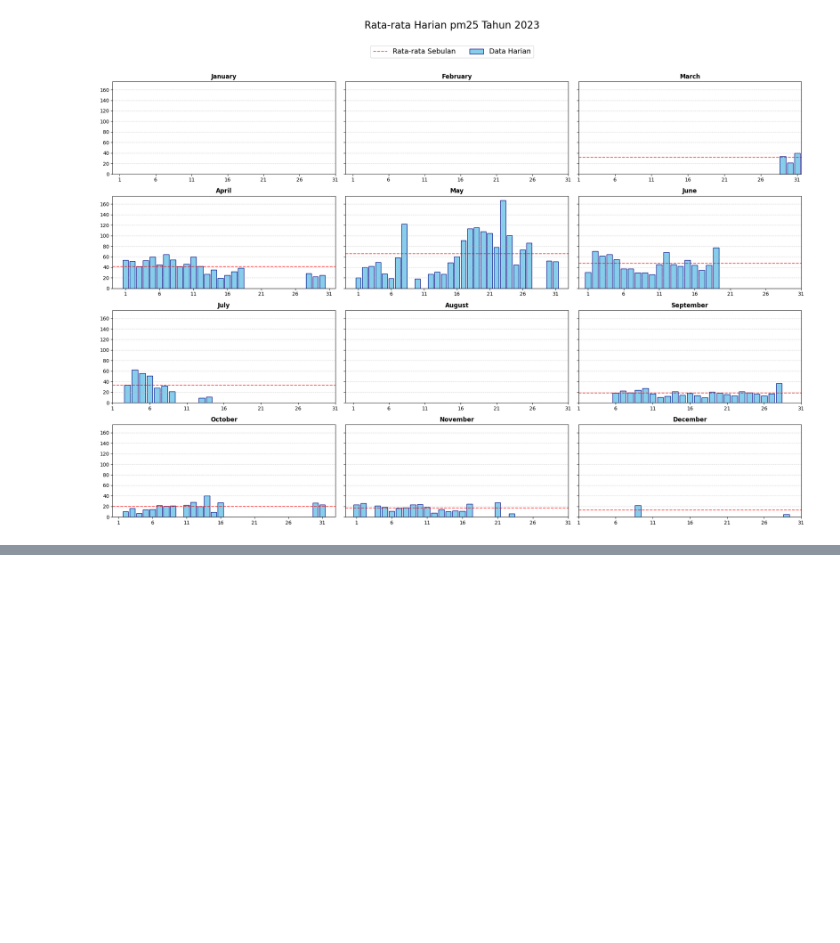
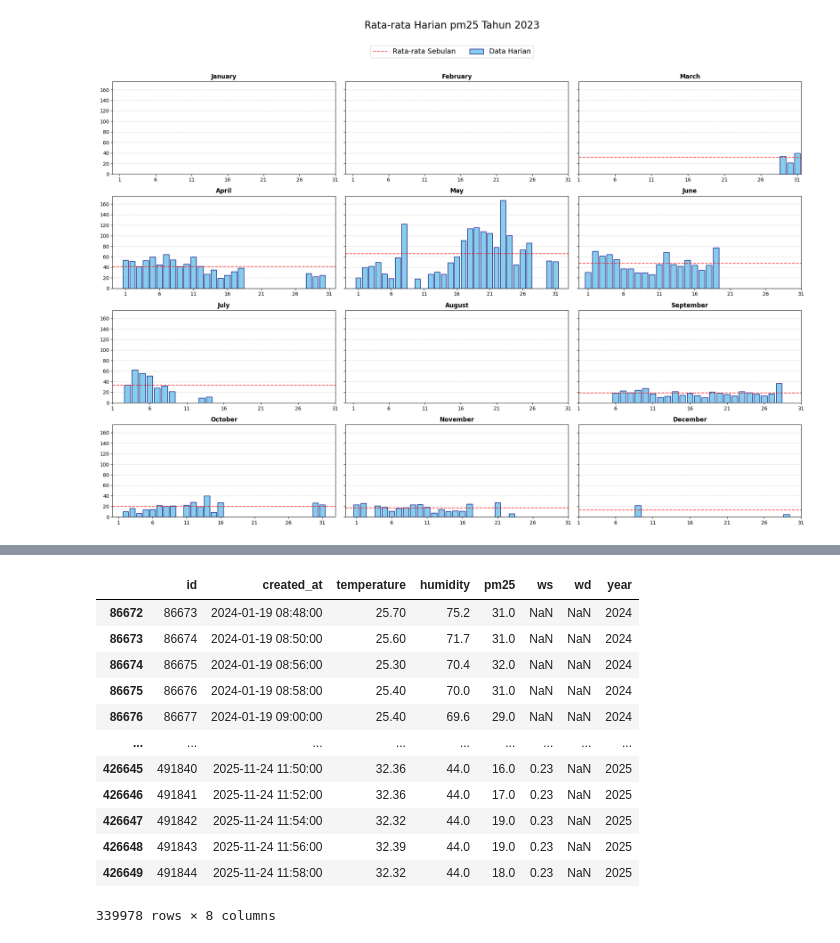
Before and after one commit to Junaidirah/predictive_pm25, a Jupyter notebook: notebook/eda_tult.ipynb, the cells around one changed output, grey strips where cells are left out. Drawn from its saved outputs; the diff is of its cells as text; code cells hidden in the pictures; blank space fills up the shorter version.

```diff
--- a/notebook/eda_tult.ipynb
+++ b/notebook/eda_tult.ipynb
@@ -168,0 +276,16 @@ plt.show()
+# %%
+display(df)
+# %% [output]
+|  | id | created_at | temperature | humidity | pm25 | ws | wd | year |
+| 86672 | 86673 | 2024-01-19 08:48:00 | 25.70 | 75.2 | 31.0 | NaN | NaN | 2024 |
+| 86673 | 86674 | 2024-01-19 08:50:00 | 25.60 | 71.7 | 31.0 | NaN | NaN | 2024 |
+| 86674 | 86675 | 2024-01-19 08:56:00 | 25.30 | 70.4 | 32.0 | NaN | NaN | 2024 |
+| 86675 | 86676 | 2024-01-19 08:58:00 | 25.40 | 70.0 | 31.0 | NaN | NaN | 2024 |
+| 86676 | 86677 | 2024-01-19 09:00:00 | 25.40 | 69.6 | 29.0 | NaN | NaN | 2024 |
+| ... | ... | ... | ... | ... | ... | ... | ... | ... |
+| 426645 | 491840 | 2025-11-24 11:50:00 | 32.36 | 44.0 | 16.0 | 0.23 | NaN | 2025 |
+| 426646 | 491841 | 2025-11-24 11:52:00 | 32.36 | 44.0 | 17.0 | 0.23 | NaN | 2025 |
+| 426647 | 491842 | 2025-11-24 11:54:00 | 32.32 | 44.0 | 19.0 | 0.23 | NaN | 2025 |
+| 426648 | 491843 | 2025-11-24 11:56:00 | 32.39 | 44.0 | 19.0 | 0.23 | NaN | 2025 |
+| 426649 | 491844 | 2025-11-24 11:58:00 | 32.32 | 44.0 | 18.0 | 0.23 | NaN | 2025 |
+339978 rows × 8 columns
```
Also changed, not shown: parts of 17 cells of this notebook.
